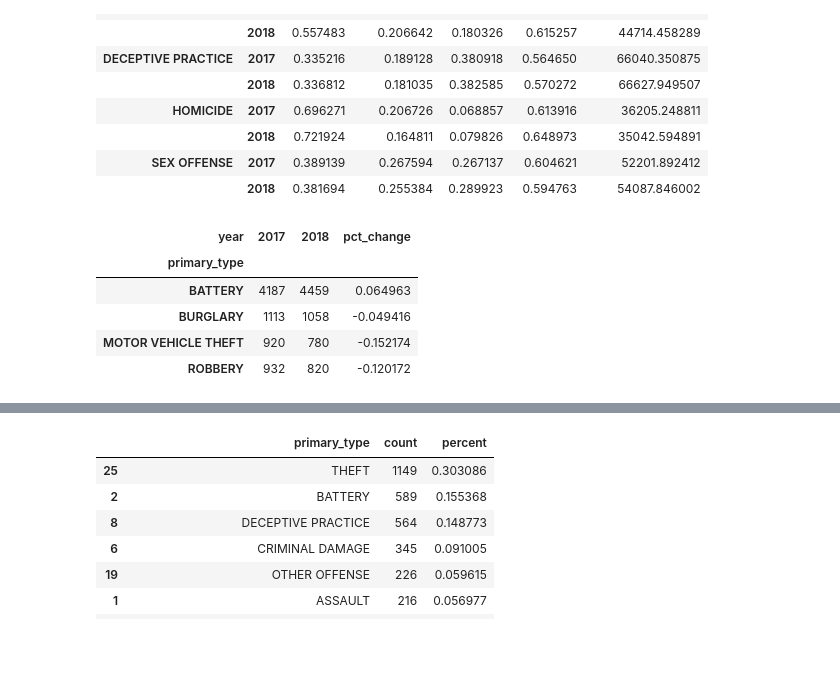
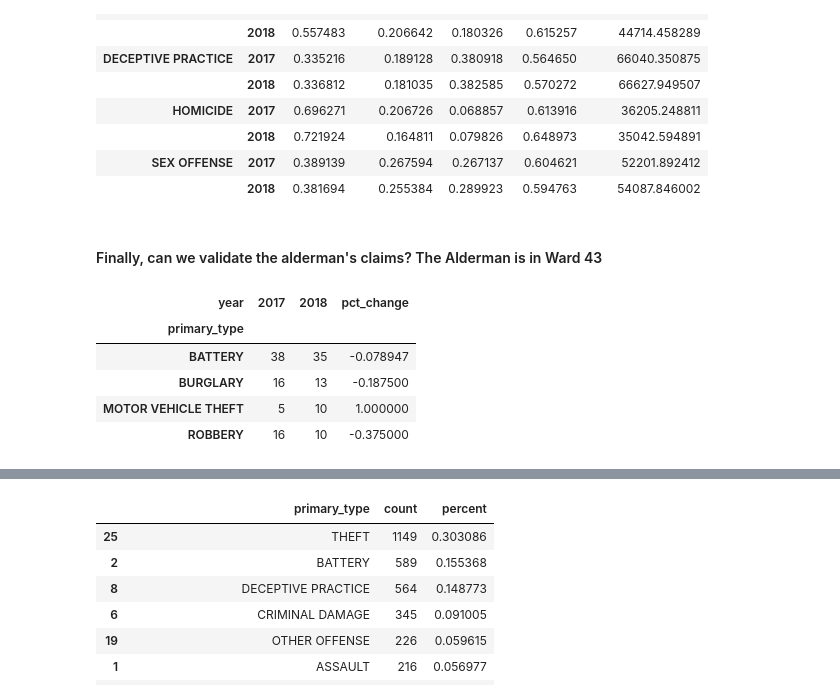
Before and after one commit to b-ganesh/ml_spring19, a Jupyter notebook: assignment1/Assignment1.ipynb, the cells around one changed output, grey strips where cells are left out. Saved outputs shown, nothing was run; the diff lists cells and outputs as text; code cells hidden in the pictures; blank space fills up the shorter version.

```diff
--- a/assignment1/Assignment1.ipynb
+++ b/assignment1/Assignment1.ipynb
@@ -166,2 +179,0 @@ Question 2
-# %%
-response_acs = requests.get("https://api.census.gov/data/2017/acs/acs5?get=NAME,B03002_001E,B03002_012E,B03002_003E,B03002_004E,B19013_001E,B11016_001E,B25003_003E&for=block%20group:*&in=state:17%20county:031&key=faa9380c4c99556827d85c391d21845b8c4629c5")
@@ -186,0 +202,11 @@ acs_df['GEOID'] = acs_df['state'] + acs_df['county'] + acs_df['tract'] + acs_df[
+# %%
+tables = {'B03002_001E': 'total_race',
+          'B03002_012E': 'hispanic',
+          'B03002_003E': 'white',
+          'B03002_004E': 'black',
+          'B19013_001E': 'household_income',
+          'B11016_001E': 'households_total',
+          'B25003_003E': 'renter-occupied'}
+
+acs_link = "https://api.census.gov/data/2017/acs/acs5?get=NAME,"
+acs_df = get_acs_data(acs_link, tables)
@@ -187,5 +215,7 @@ acs_df['GEOID'] = acs_df['state'] + acs_df['county'] + acs_df['tract'] + acs_df[
 # %%
-acs_df['pct_hispanic'] = acs_df['hispanic'].astype(float)/acs_df['total_race'].astype(float)
-acs_df['pct_white'] = acs_df['white'].astype(float)/acs_df['total_race'].astype(float)
-acs_df['pct_black'] = acs_df['black'].astype(float)/acs_df['total_race'].astype(float)
-acs_df['pct_renter'] = acs_df['renter-occupied'].astype(float)/acs_df['households_total'].astype(float)
+cols_list = ['hispanic', 'white', 'black', 'renter-occupied', 'households_total', 'total_race']
+acs_df[cols_list] = acs_df[cols_list].apply(pd.to_numeric)
+acs_df['pct_hispanic'] = acs_df['hispanic']/acs_df['total_race']
+acs_df['pct_white'] = acs_df['white']/acs_df['total_race']
+acs_df['pct_black'] = acs_df['black']/acs_df['total_race']
+acs_df['pct_renter'] = acs_df['renter-occupied']/acs_df['households_total']
@@ -223,6 +247,5 @@ summary_mask = ['arrest','case_number', 'description',
                 'community', 'pct_hispanic', 'pct_white',
                 'pct_black', 'pct_renter', 'household_income',
                 'households_total', 'renter-occupied',
-                'GEOID', 'date']
+                'GEOID', 'date', 'ward']
 crime_acs_join_summary = crime_acs_join[summary_mask]
-crime_acs_join_summary.head()
@@ -265,23 +278,26 @@ summary_by_type_time
 |  | 2018 | 0.721924 | 0.164811 | 0.079826 | 0.648973 | 35042.594891 |
 | SEX OFFENSE | 2017 | 0.389139 | 0.267594 | 0.267137 | 0.604621 | 52201.892412 |
 |  | 2018 | 0.381694 | 0.255384 | 0.289923 | 0.594763 | 54087.846002 |
+# %% [markdown]
+#### Finally, can we validate the alderman's claims? The Alderman is in Ward 43
 # %%
 #filter only crimes from one month period (June 26, 2018 - July 26, 2018)
 #compared to one month period (June 26, 2017 - July 26, 2017)
 cols_interest = ['ROBBERY', 'BATTERY', 'BURGLARY', 'MOTOR VEHICLE THEFT']
+crimes_one_month = crime_acs_join_summary[crime_acs_join_summary['ward'] == '43']
 crimes_one_month = \
-crime_acs_join_summary[(crime_acs_join_summary['date'] < '2018-07-26') & (crime_acs_join_summary['date'] > '2018-06-26') | \
-                       (crime_acs_join_summary['date'] < '2017-07-26') & (crime_acs_join_summary['date'] > '2017-06-26')]
+crimes_one_month[(crimes_one_month['date'] < '2018-07-26') & (crimes_one_month['date'] > '2018-06-26') | \
+                 (crimes_one_month['date'] < '2017-07-26') & (crimes_one_month['date'] > '2017-06-26')]
 crimes_one_month = crimes_one_month[crimes_one_month['primary_type'].isin(cols_interest)]
 crimes_one_month = crimes_one_month.groupby(['year', 'primary_type']).size().reset_index(name = 'count')
 crimes_one_month = crimes_one_month.pivot(index = 'primary_type', columns = 'year', values = 'count')
 crimes_one_month['pct_change'] = (crimes_one_month['2018'] - crimes_one_month['2017'])/crimes_one_month['2017']
 crimes_one_month
 # %% [output]
 | year | 2017 | 2018 | pct_change |
 | primary_type |  |  |  |
-| BATTERY | 4187 | 4459 | 0.064963 |
-| BURGLARY | 1113 | 1058 | -0.049416 |
-| MOTOR VEHICLE THEFT | 920 | 780 | -0.152174 |
-| ROBBERY | 932 | 820 | -0.120172 |
+| BATTERY | 38 | 35 | -0.078947 |
+| BURGLARY | 16 | 13 | -0.187500 |
+| MOTOR VEHICLE THEFT | 5 | 10 | 1.000000 |
+| ROBBERY | 16 | 10 | -0.375000 |
 # %% [markdown]
```
Also changed, not shown: parts of 55 cells of this notebook, 4 other files.
